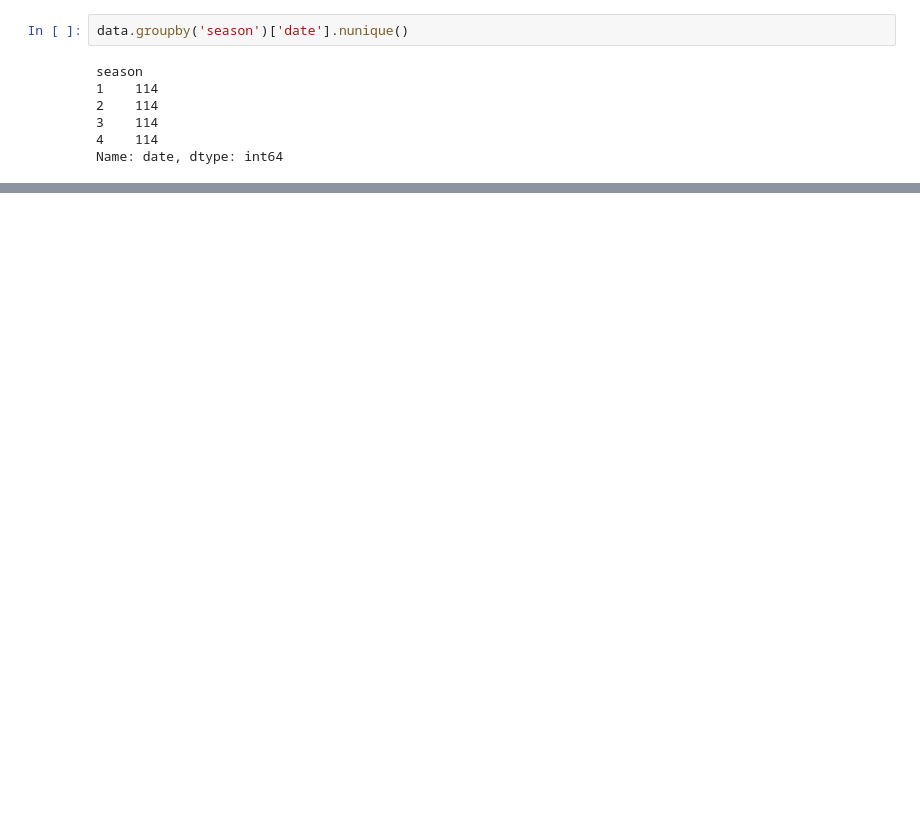
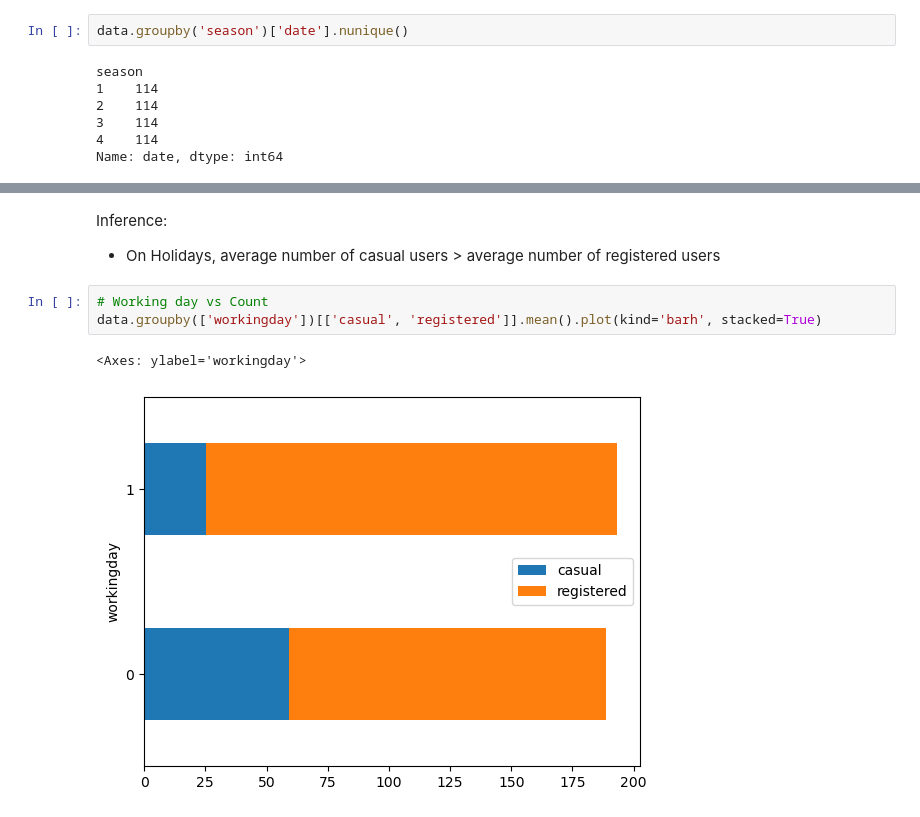
Before and after one commit to muthuganeshece/Business-Case-Study, a Jupyter notebook: Yulu/Notebook/Yulu_HypothesisTesting.ipynb, the cells around one changed output, grey strips where cells are left out. Drawn from its saved outputs; the diff is of its cells as text; blank space fills up the shorter version.

```diff
--- a/Yulu/Notebook/Yulu_HypothesisTesting.ipynb
+++ b/Yulu/Notebook/Yulu_HypothesisTesting.ipynb
@@ -144,0 +161,9 @@ data['year'] = pd.to_datetime(data['date']).dt.year
+# %% [markdown]
+Inference:
+- On Holidays, average number of casual users > average number of registered users
+# %%
+# Working day vs Count
+data.groupby(['workingday'])[['casual', 'registered']].mean().plot(kind='barh', stacked=True)
+# %% [output]
+<Axes: ylabel='workingday'>
+[figure, added]
```
Also changed, not shown: parts of 14 cells of this notebook.
